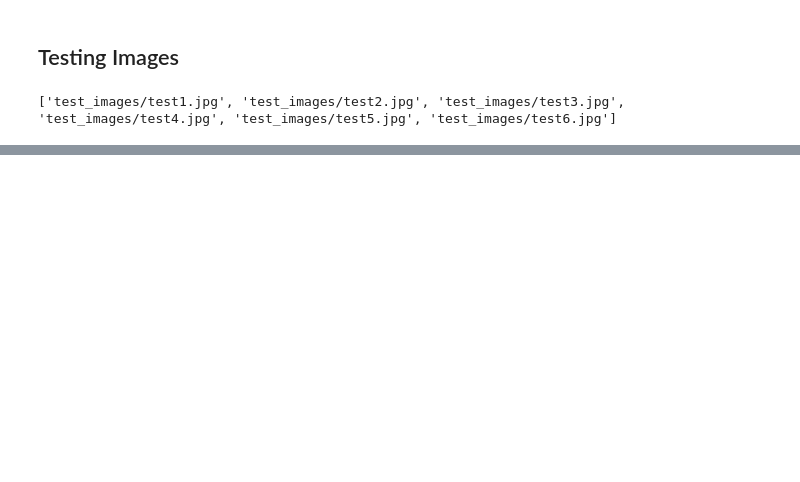
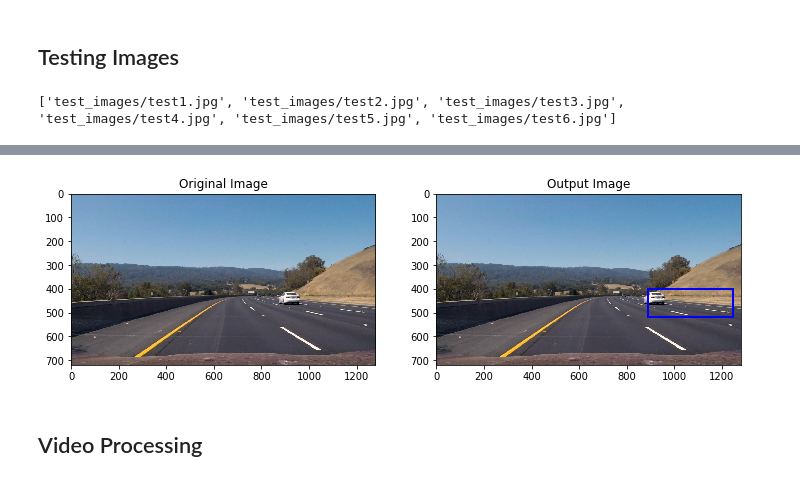
Before and after one commit to patrickcleeve/CarND-Term1-Vehicle-Detection-P5, a Jupyter notebook: CarND-Vehicle-Detection.ipynb, the cells around one changed output, grey strips where cells are left out. Cells and saved outputs as stored; diff of their text form; code cells hidden in the pictures; blank space fills up the shorter version.

```diff
--- a/CarND-Vehicle-Detection.ipynb
+++ b/CarND-Vehicle-Detection.ipynb
@@ -821,0 +939,24 @@ def draw_labeled_bboxes(img, labels):
+# %%
+heatmaps = []
+
+
+# Test Images
+test_image_path = "test_images/*"
+test_images = glob.glob(test_image_path)
+
+rand_int = np.random.randint(0, len(test_images))
+
+test_image = mpimg.imread(test_images[rand_int])
+
+test_output = process_image(test_image)
+
+images = [test_image, test_output]
+titles = ["Original Image", "Output Image"]
+
+
+fig = plt.figure(figsize=(12, 6))
+visualize(fig, 1, 2, images, titles)
+# %% [output]
+[figure, added]
+# %% [markdown]
+## Video Processing
```
Also changed, not shown: parts of 17 cells of this notebook.
